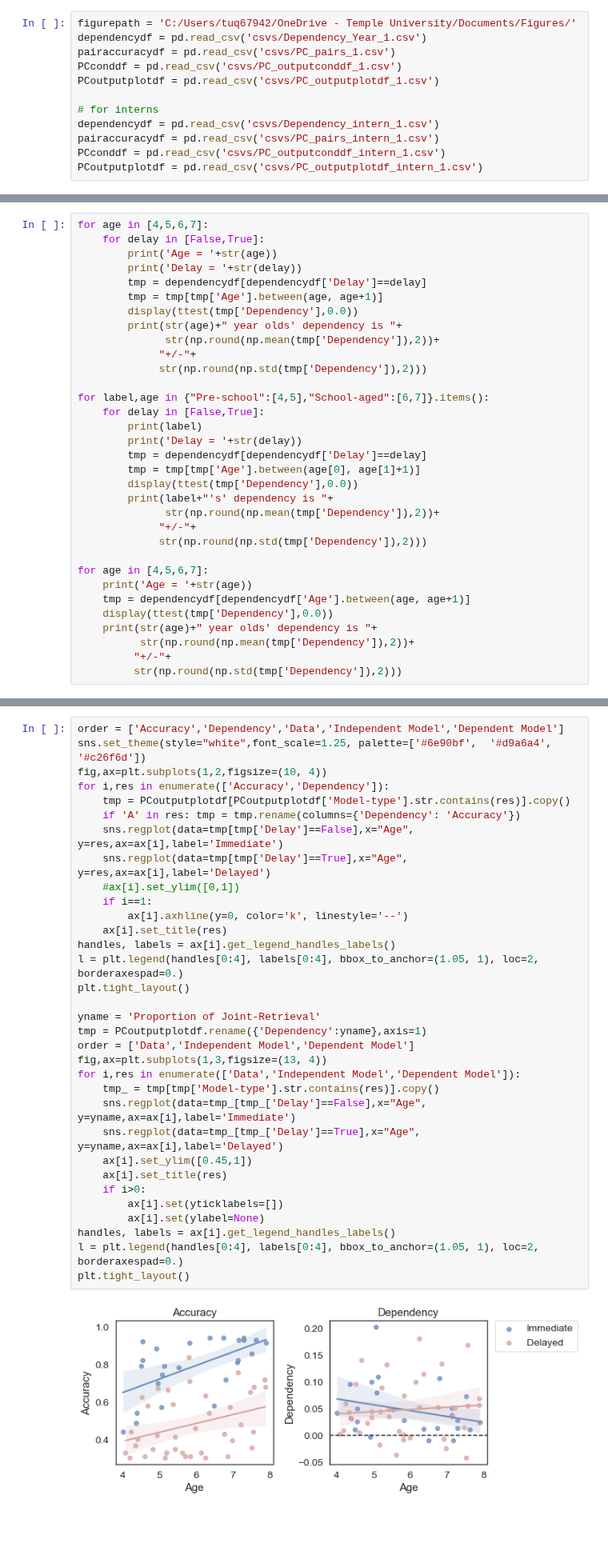
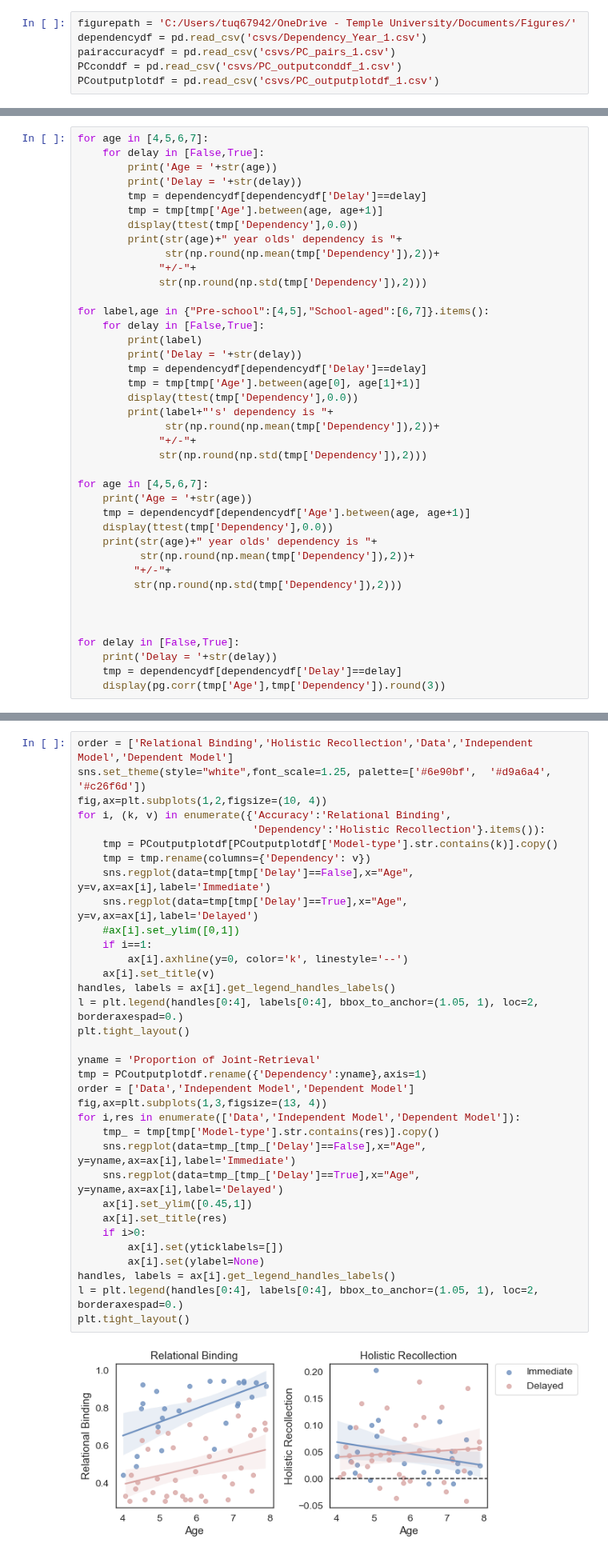
Before and after one commit to samsydco/PSPC, a Jupyter notebook: Results_PC.ipynb, the cells around one changed output, grey strips where cells are left out. Shown at 80% size. Cells and saved outputs as stored; diff of their text form; blank space fills up the shorter version.

Commit message:
Removed intern stuff from Results_PC.ipynb.

```diff
--- a/Results_PC.ipynb
+++ b/Results_PC.ipynb
@@ -17,12 +17,6 @@ dependencydf = pd.read_csv('csvs/Dependency_Year_1.csv')
 pairaccuracydf = pd.read_csv('csvs/PC_pairs_1.csv')
 PCconddf = pd.read_csv('csvs/PC_outputconddf_1.csv')
 PCoutputplotdf = pd.read_csv('csvs/PC_outputplotdf_1.csv')
-
-# for interns
-dependencydf = pd.read_csv('csvs/Dependency_intern_1.csv')
-pairaccuracydf = pd.read_csv('csvs/PC_pairs_intern_1.csv')
-PCconddf = pd.read_csv('csvs/PC_outputconddf_intern_1.csv')
-PCoutputplotdf = pd.read_csv('csvs/PC_outputplotdf_intern_1.csv')
 # %% [markdown]
 # <i> Aidan Question: </i>What is the difference between independent and dependent models in low/high performing kids?? If there's not enough of a difference we will not see any variability in dependency:
 # %%
@@ -134,6 +128,13 @@ for age in [4,5,6,7]:
           str(np.round(np.mean(tmp['Dependency']),2))+
          "+/-"+
          str(np.round(np.std(tmp['Dependency']),2)))
+
+
+
+for delay in [False,True]:
+    print('Delay = '+str(delay))
+    tmp = dependencydf[dependencydf['Delay']==delay]
+    display(pg.corr(tmp['Age'],tmp['Dependency']).round(3))
 # %% [output]
 Age = 4
 Delay = False
@@ -349,40 +350,41 @@ display(statdf)
 [figure]
 [figure]
 # %%
-order = ['Accuracy','Dependency','Data','Independent Model','Dependent Model']
+order = ['Relational Binding','Holistic Recollection','Data','Independent Model','Dependent Model']
 sns.set_theme(style="white",font_scale=1.25, palette=['#6e90bf',  '#d9a6a4', '#c26f6d'])
 fig,ax=plt.subplots(1,2,figsize=(10, 4))
-for i,res in enumerate(['Accuracy','Dependency']):
-    tmp = PCoutputplotdf[PCoutputplotdf['Model-type'].str.contains(res)].copy()
-    if 'A' in res: tmp = tmp.rename(columns={'Dependency': 'Accuracy'})
-    sns.regplot(data=tmp[tmp['Delay']==False],x="Age", y=res,ax=ax[i],label='Immediate')
-    sns.regplot(data=tmp[tmp['Delay']==True],x="Age", y=res,ax=ax[i],label='Delayed')
+for i, (k, v) in enumerate({'Accuracy':'Relational Binding',
+                            'Dependency':'Holistic Recollection'}.items()):
+    tmp = PCoutputplotdf[PCoutputplotdf['Model-type'].str.contains(k)].copy()
+    tmp = tmp.rename(columns={'Dependency': v})
+    sns.regplot(data=tmp[tmp['Delay']==False],x="Age", y=v,ax=ax[i],label='Immediate')
+    sns.regplot(data=tmp[tmp['Delay']==True],x="Age", y=v,ax=ax[i],label='Delayed')
     #ax[i].set_ylim([0,1])
     if i==1:
         ax[i].axhline(y=0, color='k', linestyle='--')
-    ax[i].set_title(res)
+    ax[i].set_title(v)
 handles, labels = ax[i].get_legend_handles_labels()
 l = plt.legend(handles[0:4], labels[0:4], bbox_to_anchor=(1.05, 1), loc=2, borderaxespad=0.)
 plt.tight_layout()
 
 yname = 'Proportion of Joint-Retrieval'
 tmp = PCoutputplotdf.rename({'Dependency':yname},axis=1)
 order = ['Data','Independent Model','Dependent Model']
 fig,ax=plt.subplots(1,3,figsize=(13, 4))
 for i,res in enumerate(['Data','Independent Model','Dependent Model']):
     tmp_ = tmp[tmp['Model-type'].str.contains(res)].copy()
     sns.regplot(data=tmp_[tmp_['Delay']==False],x="Age", y=yname,ax=ax[i],label='Immediate')
     sns.regplot(data=tmp_[tmp_['Delay']==True],x="Age", y=yname,ax=ax[i],label='Delayed')
     ax[i].set_ylim([0.45,1])
     ax[i].set_title(res)
     if i>0:
         ax[i].set(yticklabels=[])
         ax[i].set(ylabel=None)
 handles, labels = ax[i].get_legend_handles_labels()
 l = plt.legend(handles[0:4], labels[0:4], bbox_to_anchor=(1.05, 1), loc=2, borderaxespad=0.)
 plt.tight_layout()
 # %% [output]
-[figure, old version]
+[figure, new version]
 [figure]
 # %%
 # Relate accuracy and dependency directly:
```
Also changed, not shown: parts of 2 cells of this notebook.
